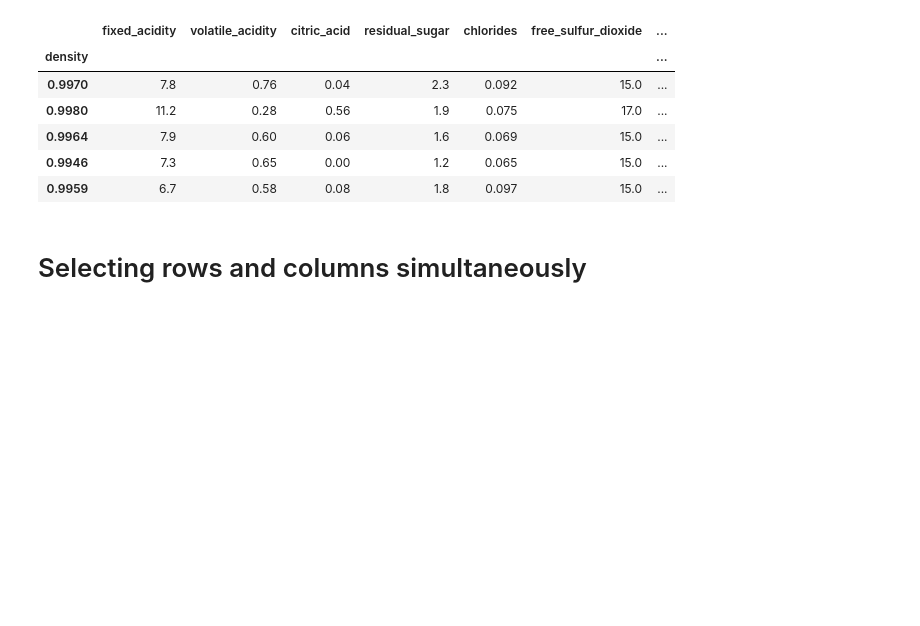
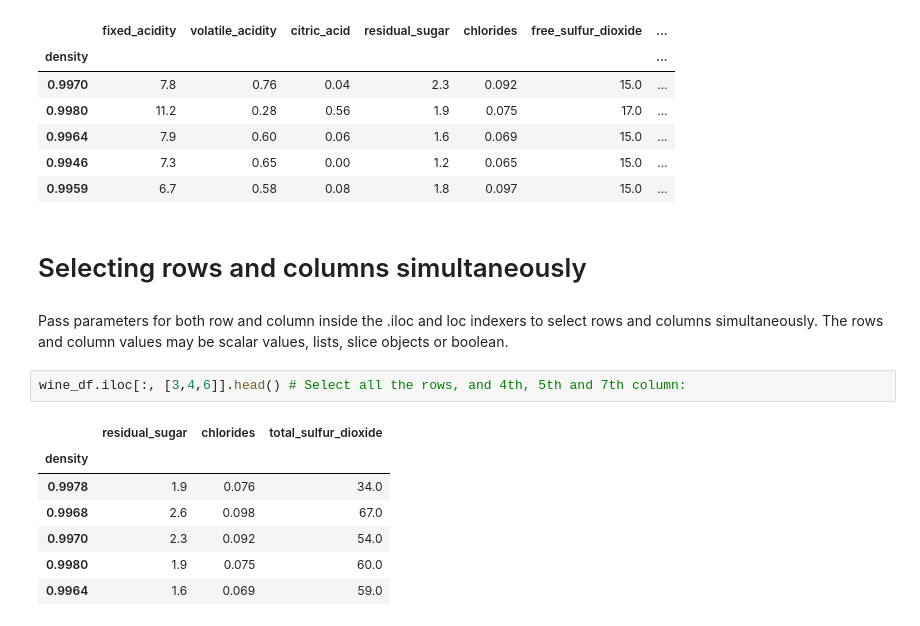
Before and after one commit to tixix/DataScience, a Jupyter notebook: Projects/Python Indexing Practice.ipynb, the cells around one changed output. Saved outputs shown, nothing was run; the diff lists cells and outputs as text; blank space fills up the shorter version.

```diff
--- a/Projects/Python Indexing Practice.ipynb
+++ b/Projects/Python Indexing Practice.ipynb
@@ -258,3 +258,15 @@ wine_df.loc[first:last]
 | 0.9959 | 6.7 | 0.58 | 0.08 | 1.8 | 0.097 | 15.0 | ... |
 # %% [markdown]
 # Selecting rows and columns simultaneously
+# %% [markdown]
+Pass parameters for both row and column inside the .iloc and loc indexers to select rows and columns simultaneously. The rows and column values may be scalar values, lists, slice objects or boolean.
+# %%
+wine_df.iloc[:, [3,4,6]].head() # Select all the rows, and 4th, 5th and 7th column:
+# %% [output]
+|  | residual_sugar | chlorides | total_sulfur_dioxide |
+| density |  |  |  |
+| 0.9978 | 1.9 | 0.076 | 34.0 |
+| 0.9968 | 2.6 | 0.098 | 67.0 |
+| 0.9970 | 2.3 | 0.092 | 54.0 |
+| 0.9980 | 1.9 | 0.075 | 60.0 |
+| 0.9964 | 1.6 | 0.069 | 59.0 |
```
Also changed, not shown: parts of 31 cells of this notebook.
